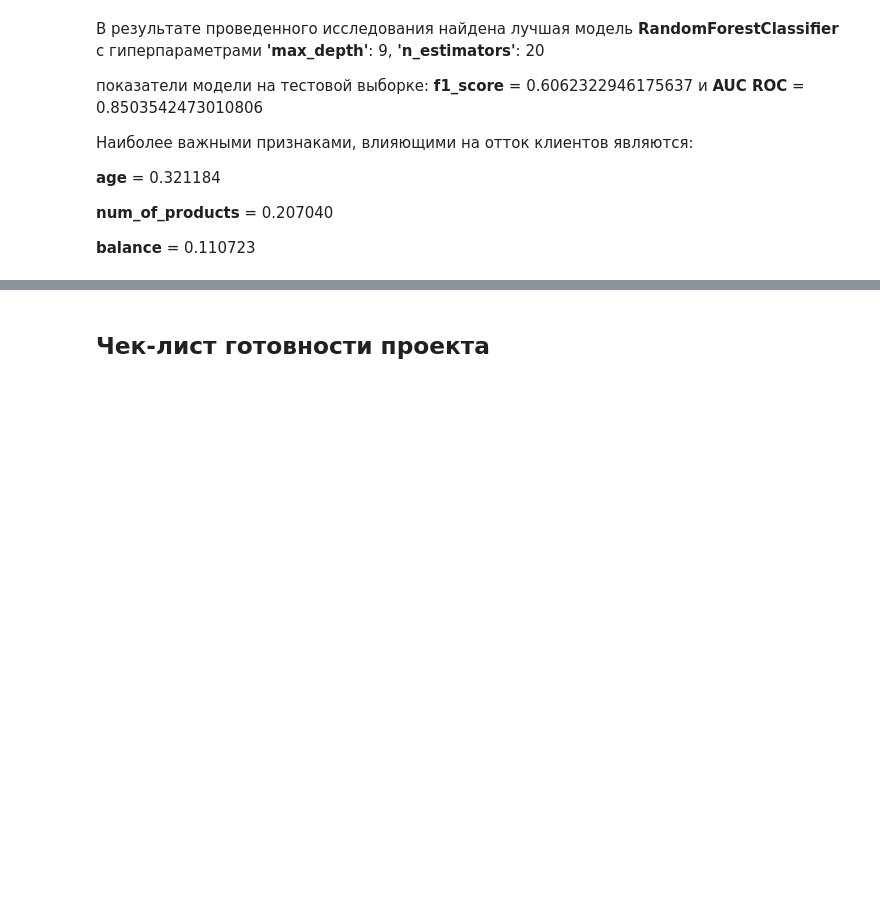
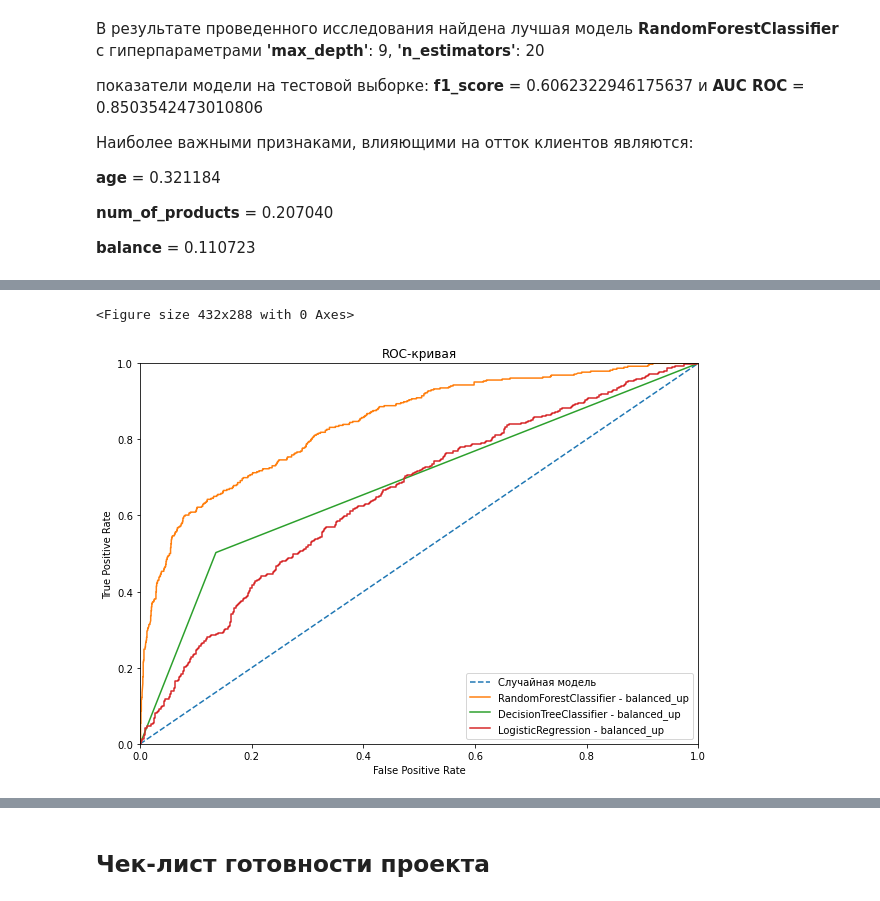
Before and after one commit to dmch1612/bank-customer-churn-modeling, a Jupyter notebook: bank-customer-churn-modeling.ipynb, the cells around one changed output, grey strips where cells are left out. Drawn from its saved outputs; the diff is of its cells as text; code cells hidden in the pictures; blank space fills up the shorter version.

```diff
--- a/bank-customer-churn-modeling.ipynb
+++ b/bank-customer-churn-modeling.ipynb
@@ -432,0 +723,3 @@ plt.show()
+# %%
+%%time
+gs_cv_lr_bal_up.fit(X_train,y_train)
@@ -432,0 +736,3 @@ plt.show()
+# %%
+best_clf_lr_bal_up = gs_cv_lr_bal_up.best_estimator_
+best_clf_lr_bal.score(X_val,y_val)
@@ -432,0 +747,4 @@ plt.show()
+# %%
+y_predicted_prob_lr_bal_up =  best_clf_lr_bal_up.predict_proba(X_val)
+auc_roc_lr_bal_up = roc_auc_score(y_val, y_predicted_prob_lr_bal_up[:,1])
+auc_roc_lr_bal_up
@@ -432,0 +769,26 @@ plt.show()
+# %%
+fpr_tree_bal_up,tpr_tree_bal_up,thresholds = roc_curve(y_val, y_predicted_prob_dtc_bal_up[:,1])
+fpr_log_bal_up, tpr_log_bal_up, thresholds = roc_curve(y_val, y_predicted_prob_lr_bal_up[:,1])
+fpr_forest_bal_up,tpr_forest_bal_up, thresholds = roc_curve(y_val, y_predicted_prob_rfc_bal_up[:,1])
+# %%
+plt.figure()
+
+plt.figure(figsize=(10,7))
+plt.plot([0, 1], [0, 1], linestyle='--')
+plt.xlim([0.0, 1.0])
+plt.ylim([0.0, 1.0])
+plt.plot(fpr_forest_bal_up,tpr_forest_bal_up)
+plt.plot(fpr_tree_bal_up,tpr_tree_bal_up)
+plt.plot(fpr_log_bal_up,tpr_log_bal_up)
+
+
+plt.xlabel('False Positive Rate')
+plt.ylabel('True Positive Rate')
+plt.title('ROC-кривая')
+plt.legend(('Случайная модель','RandomForestClassifier - balanced_up',
+            'DecisionTreeClassifier - balanced_up','LogisticRegression - balanced_up'),
+           loc= 'lower right')
+plt.show()
+# %% [output]
+<Figure size 432x288 with 0 Axes>
+[figure, added]
```
Also changed, not shown: parts of 60 cells of this notebook, 1 other file.
